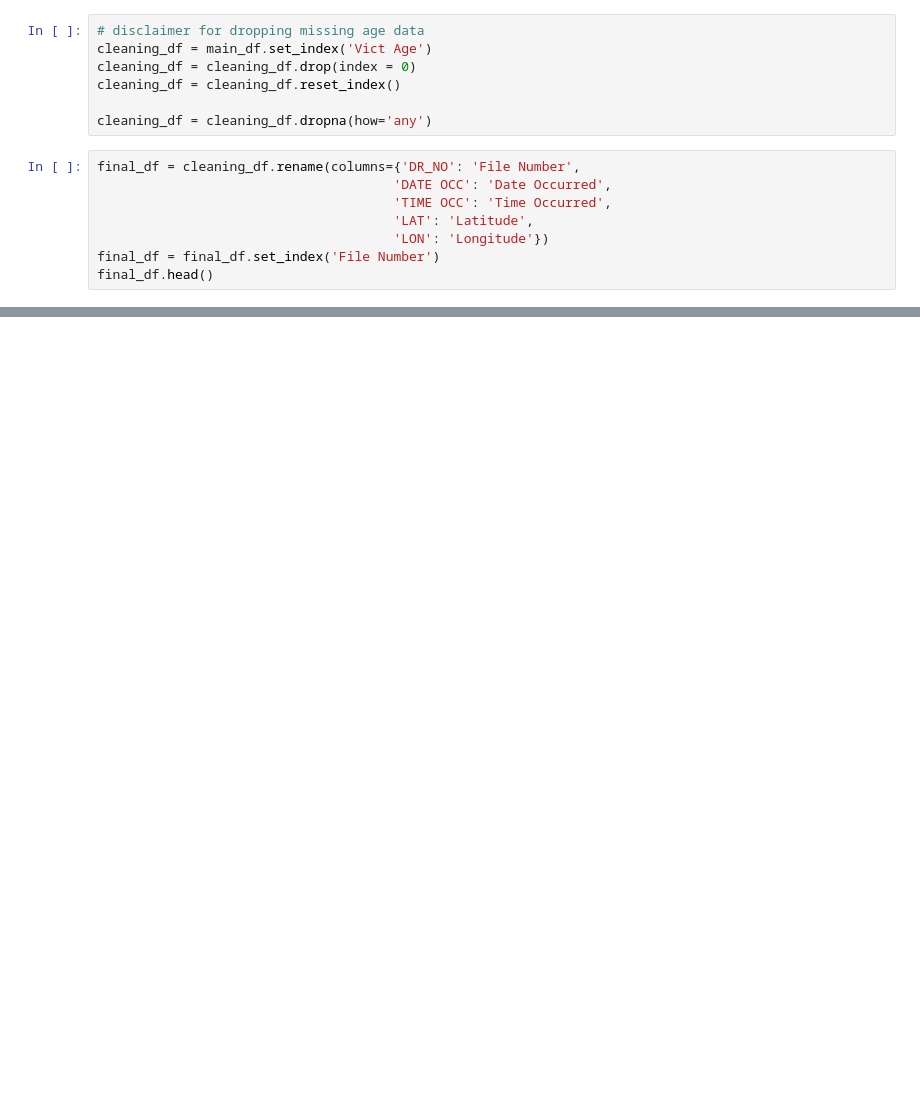
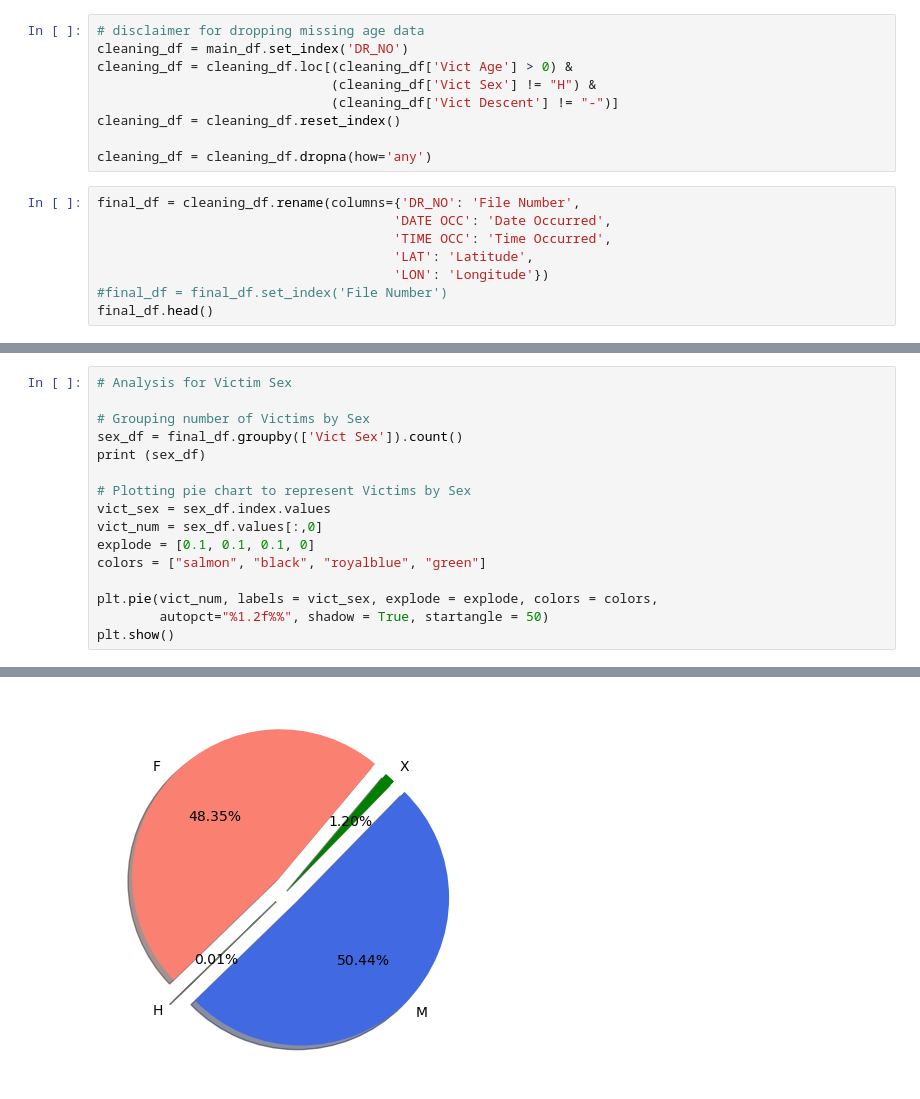
Before and after one commit to Subiksha-SS/Project-1, a Jupyter notebook: Code/Main.ipynb, the cells around one changed output, grey strips where cells are left out. Drawn from its saved outputs; the diff is of its cells as text; blank space fills up the shorter version.

```diff
--- a/Code/Main.ipynb
+++ b/Code/Main.ipynb
@@ -18,7 +26,9 @@ FileNotFoundError: [Errno 2] No such file or directory: 'Resources/Crime_Data_fr
 # %%
 # disclaimer for dropping missing age data
-cleaning_df = main_df.set_index('Vict Age')
-cleaning_df = cleaning_df.drop(index = 0)
+cleaning_df = main_df.set_index('DR_NO')
+cleaning_df = cleaning_df.loc[(cleaning_df['Vict Age'] > 0) &
+                              (cleaning_df['Vict Sex'] != "H") &
+                              (cleaning_df['Vict Descent'] != "-")]
 cleaning_df = cleaning_df.reset_index()
 
 cleaning_df = cleaning_df.dropna(how='any')
@@ -28,5 +38,5 @@ final_df = cleaning_df.rename(columns={'DR_NO': 'File Number',
                                       'TIME OCC': 'Time Occurred',
                                       'LAT': 'Latitude',
                                       'LON': 'Longitude'})
-final_df = final_df.set_index('File Number')
+#final_df = final_df.set_index('File Number')
 final_df.head()
@@ -32,0 +147,17 @@ final_df.head()
+# %%
+# Analysis for Victim Sex
+
+# Grouping number of Victims by Sex
+sex_df = final_df.groupby(['Vict Sex']).count()
+print (sex_df)
+
+# Plotting pie chart to represent Victims by Sex
+vict_sex = sex_df.index.values
+vict_num = sex_df.values[:,0]
+explode = [0.1, 0.1, 0.1, 0]
+colors = ["salmon", "black", "royalblue", "green"]
+
+plt.pie(vict_num, labels = vict_sex, explode = explode, colors = colors,
+        autopct="%1.2f%%", shadow = True, startangle = 50)
+plt.show()
+# %% [output]
@@ -32,0 +177 @@ final_df.head()
+[figure, added]
```
Also changed, not shown: parts of 6 cells of this notebook.
